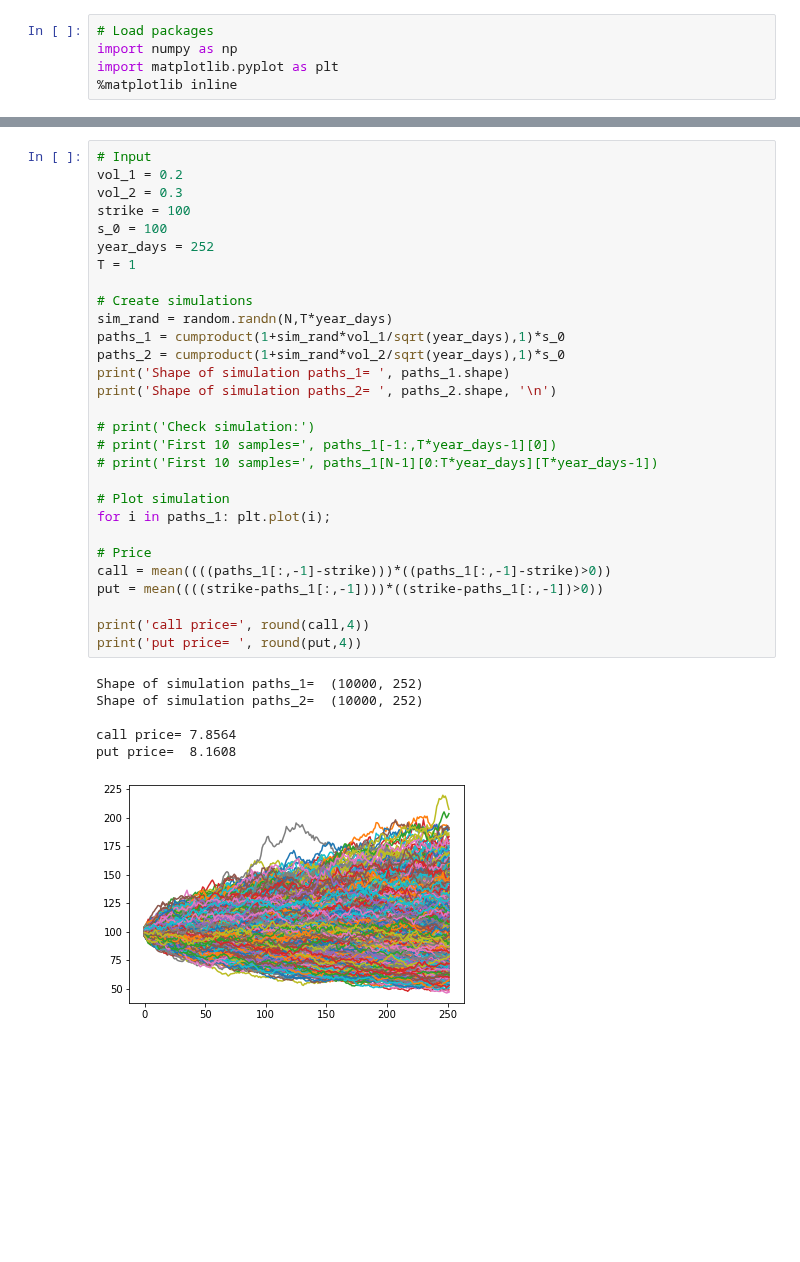
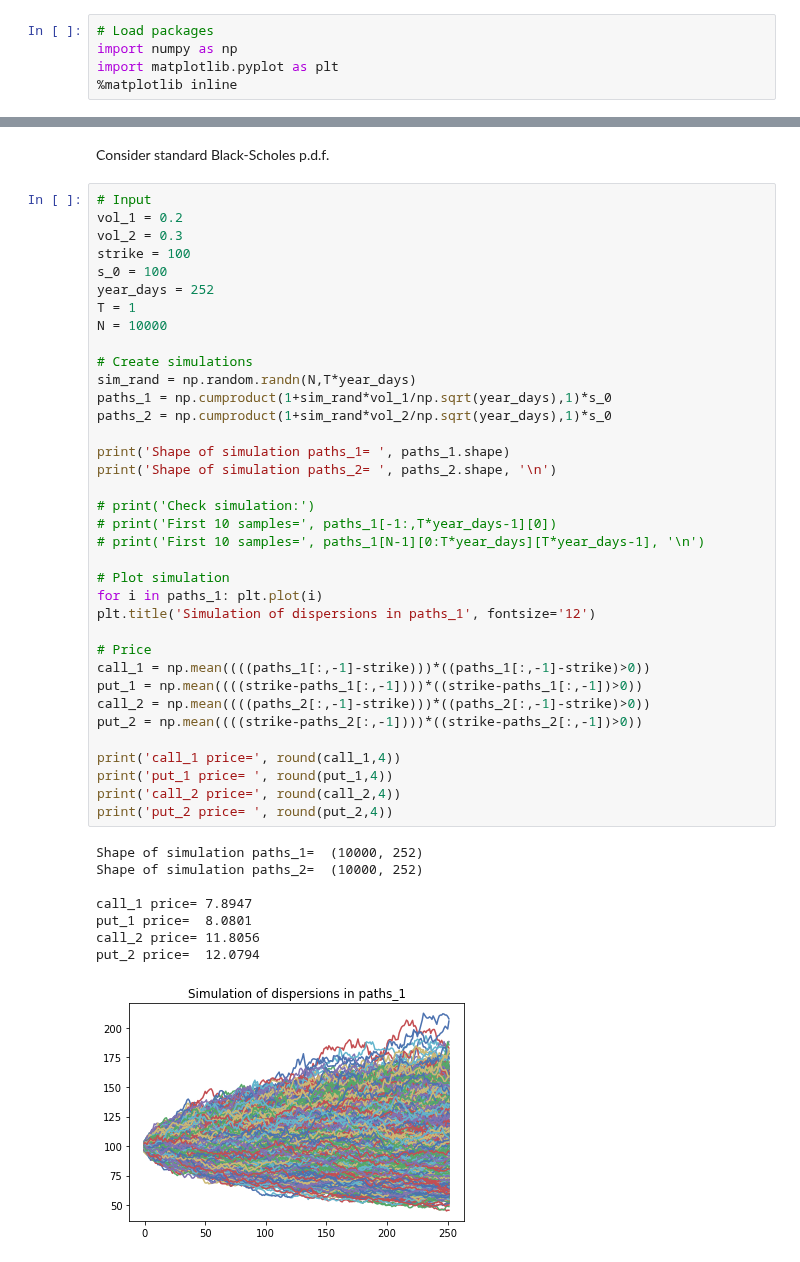
Before and after one commit to rhysdavies21/library, a Jupyter notebook: dist_review_mc.ipynb, the cells around one changed output, grey strips where cells are left out. Cells and saved outputs as stored; diff of their text form; blank space fills up the shorter version.

```diff
--- a/dist_review_mc.ipynb
+++ b/dist_review_mc.ipynb
@@ -37,37 +41,48 @@ Check: norm_bin_edges=  [-4.3 -3.5 -2.7 -1.9 -1.1 -0.3  0.5  1.3  2.1  2.9  3.7]
+# %% [markdown]
+Consider standard Black-Scholes p.d.f.
 # %%
 # Input
 vol_1 = 0.2
 vol_2 = 0.3
 strike = 100
 s_0 = 100
 year_days = 252
 T = 1
+N = 10000
 
 # Create simulations
-sim_rand = random.randn(N,T*year_days)
-paths_1 = cumproduct(1+sim_rand*vol_1/sqrt(year_days),1)*s_0
-paths_2 = cumproduct(1+sim_rand*vol_2/sqrt(year_days),1)*s_0
+sim_rand = np.random.randn(N,T*year_days)
+paths_1 = np.cumproduct(1+sim_rand*vol_1/np.sqrt(year_days),1)*s_0
+paths_2 = np.cumproduct(1+sim_rand*vol_2/np.sqrt(year_days),1)*s_0
+
 print('Shape of simulation paths_1= ', paths_1.shape)
 print('Shape of simulation paths_2= ', paths_2.shape, '\n')
 
 # print('Check simulation:')
 # print('First 10 samples=', paths_1[-1:,T*year_days-1][0])
-# print('First 10 samples=', paths_1[N-1][0:T*year_days][T*year_days-1])
+# print('First 10 samples=', paths_1[N-1][0:T*year_days][T*year_days-1], '\n')
 
 # Plot simulation
-for i in paths_1: plt.plot(i);
+for i in paths_1: plt.plot(i)
+plt.title('Simulation of dispersions in paths_1', fontsize='12')
 
 # Price
-call = mean((((paths_1[:,-1]-strike)))*((paths_1[:,-1]-strike)>0))
-put = mean((((strike-paths_1[:,-1])))*((strike-paths_1[:,-1])>0))
+call_1 = np.mean((((paths_1[:,-1]-strike)))*((paths_1[:,-1]-strike)>0))
+put_1 = np.mean((((strike-paths_1[:,-1])))*((strike-paths_1[:,-1])>0))
+call_2 = np.mean((((paths_2[:,-1]-strike)))*((paths_2[:,-1]-strike)>0))
+put_2 = np.mean((((strike-paths_2[:,-1])))*((strike-paths_2[:,-1])>0))
 
-print('call price=', round(call,4))
-print('put price= ', round(put,4))
+print('call_1 price=', round(call_1,4))
+print('put_1 price= ', round(put_1,4))
+print('call_2 price=', round(call_2,4))
+print('put_2 price= ', round(put_2,4))
 # %% [output]
 Shape of simulation paths_1=  (10000, 252)
 Shape of simulation paths_2=  (10000, 252)
 
-call price= 7.8564
-put price=  8.1608
+call_1 price= 7.8947
+put_1 price=  8.0801
+call_2 price= 11.8056
+put_2 price=  12.0794
-[figure, old version]
+[figure, new version]
 # %%
```
Also changed, not shown: parts of 6 cells of this notebook.
